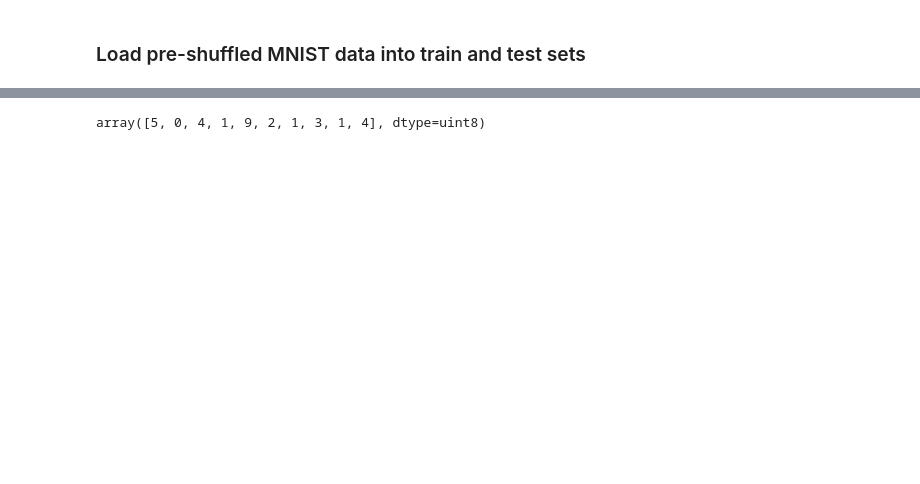
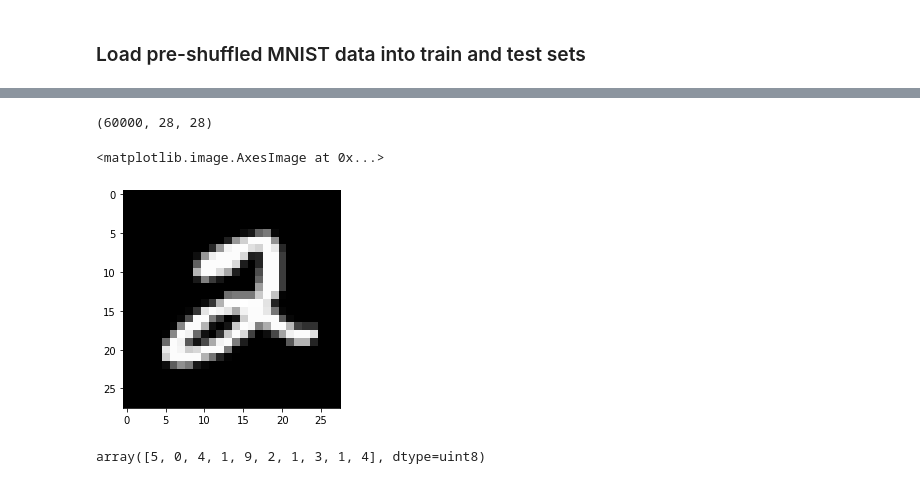
Before and after one commit to adityasingh1993/EIP4, a Jupyter notebook: week1/1st_DNN.ipynb, the cells around one changed output, grey strips where cells are left out. Saved outputs shown, nothing was run; the diff lists cells and outputs as text; code cells hidden in the pictures; blank space fills up the shorter version.

```diff
--- a/week1/1st_DNN.ipynb
+++ b/week1/1st_DNN.ipynb
@@ -36,3 +29,12 @@ plt.imshow(X_train[0])
+# %%
+print (X_train.shape)
+from matplotlib import pyplot as plt
+%matplotlib inline
+plt.imshow(X_train[5],cmap="gray")
+# %% [output]
+(60000, 28, 28)
+<matplotlib.image.AxesImage at 0x...>
+[figure, added]
 # %%
 X_train = X_train.reshape(X_train.shape[0], 28, 28,1)
 X_test = X_test.reshape(X_test.shape[0], 28, 28,1)
```
Also changed, not shown: parts of 11 cells of this notebook, 1 other file.
